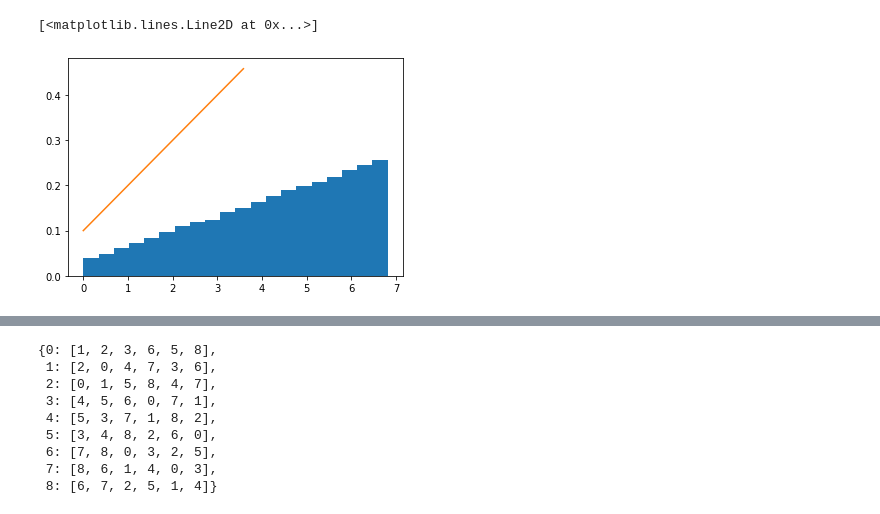
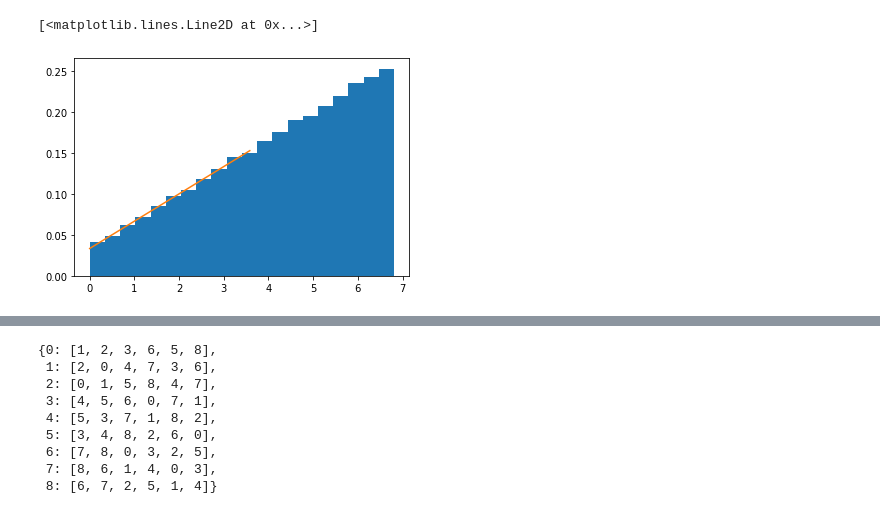
Before and after one commit to tsgaurav/Ising_RSRG, a Jupyter notebook: ipynb_notebooks/Log_Ising_Decimation_2D.ipynb, the cells around one changed output, grey strips where cells are left out. Saved outputs shown, nothing was run; the diff lists cells and outputs as text; code cells hidden in the pictures.

```diff
--- a/ipynb_notebooks/Log_Ising_Decimation_2D.ipynb
+++ b/ipynb_notebooks/Log_Ising_Decimation_2D.ipynb
@@ -131,36 +131,36 @@ def random_nnnDist(w,a,b,custDist,size=None, nControl=10**6):
 
     low = w
     high = (np.sqrt(a**2 + 2*b*(1+a*w+b*w**2/2))-a)/b
 
     while len(samples)<size and nLoop<nControl:
         x=np.random.uniform(low=low,high=high)
         prop=custDist(x, a, b)
         assert prop>=0 and prop<=1
         if np.random.uniform(low=0,high=1) <=prop:
             samples += [x]
         nLoop+=1
     return samples
 
 
 #call
 a=0.1
 b=0.1
 def linDist(x, a, b):
-    return a + b*x
+    return (a + b*x)/3
 samples=random_nnDist(a,b,custDist=linDist,size=100000)
 #print(samples)
 
 def linDist_nn(x, a, b):
-    return (a + b*x)/3.0
+    return (a + b*x)
 
 plt.hist(np.array(samples), density=True, bins = 20)
 
 x = np.linspace(0, (np.sqrt(a**2 + 2*b) - a)/b, 1000)
 
 plt.plot(x, np.array(linDist(x, a, b)))
 # %% [output]
 [<matplotlib.lines.Line2D at 0x...>]
-[figure, old version]
+[figure, new version]
 # %%
 def fill_zeta_ij_matrix(size, nn_ind, nnn_ind, a, b, include_nnn=True):
     zeta_ij_vals = sparse.lil_matrix((size, size))
```
Also changed, not shown: parts of 11 cells of this notebook, 5 other files.
